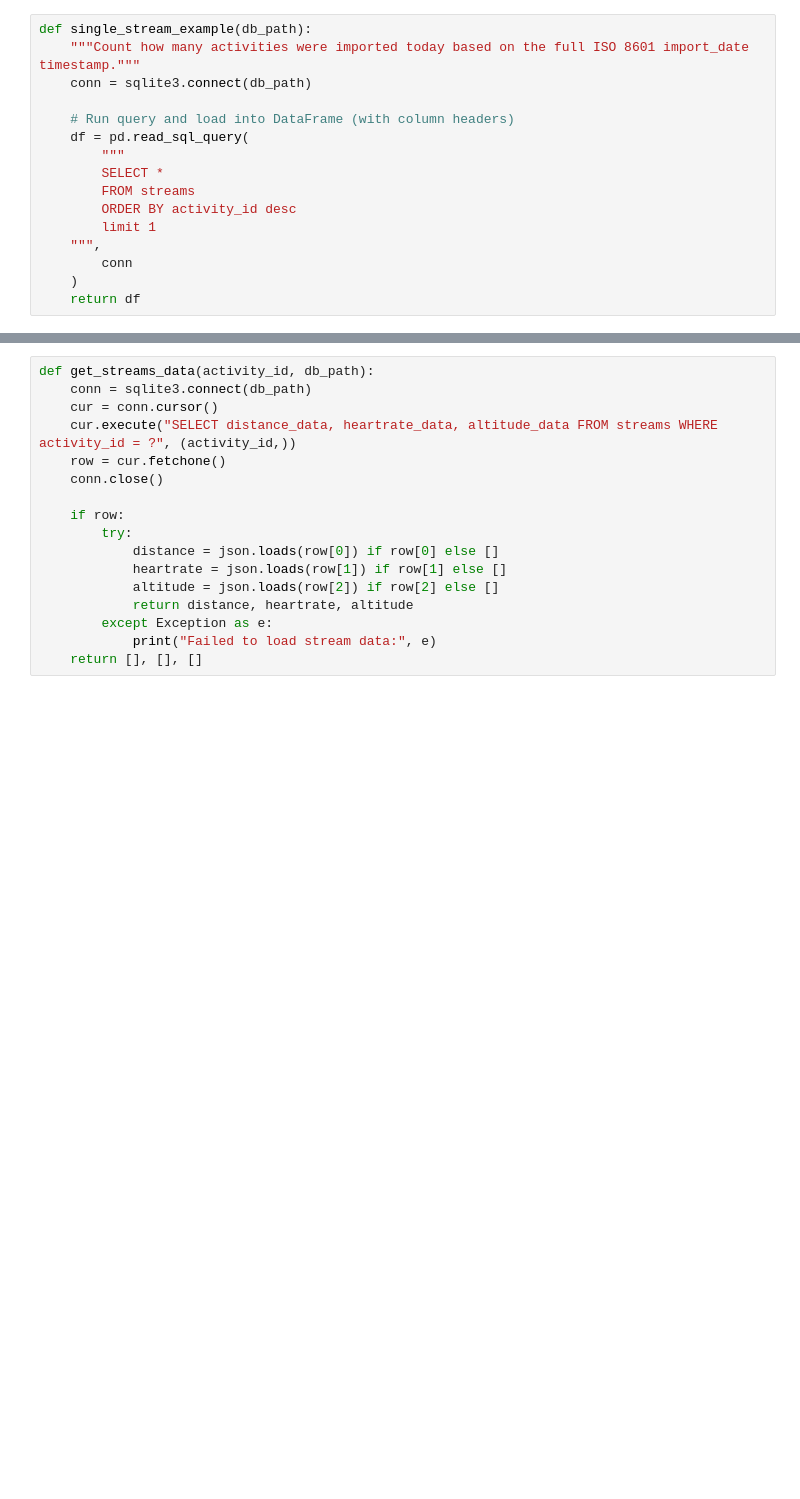
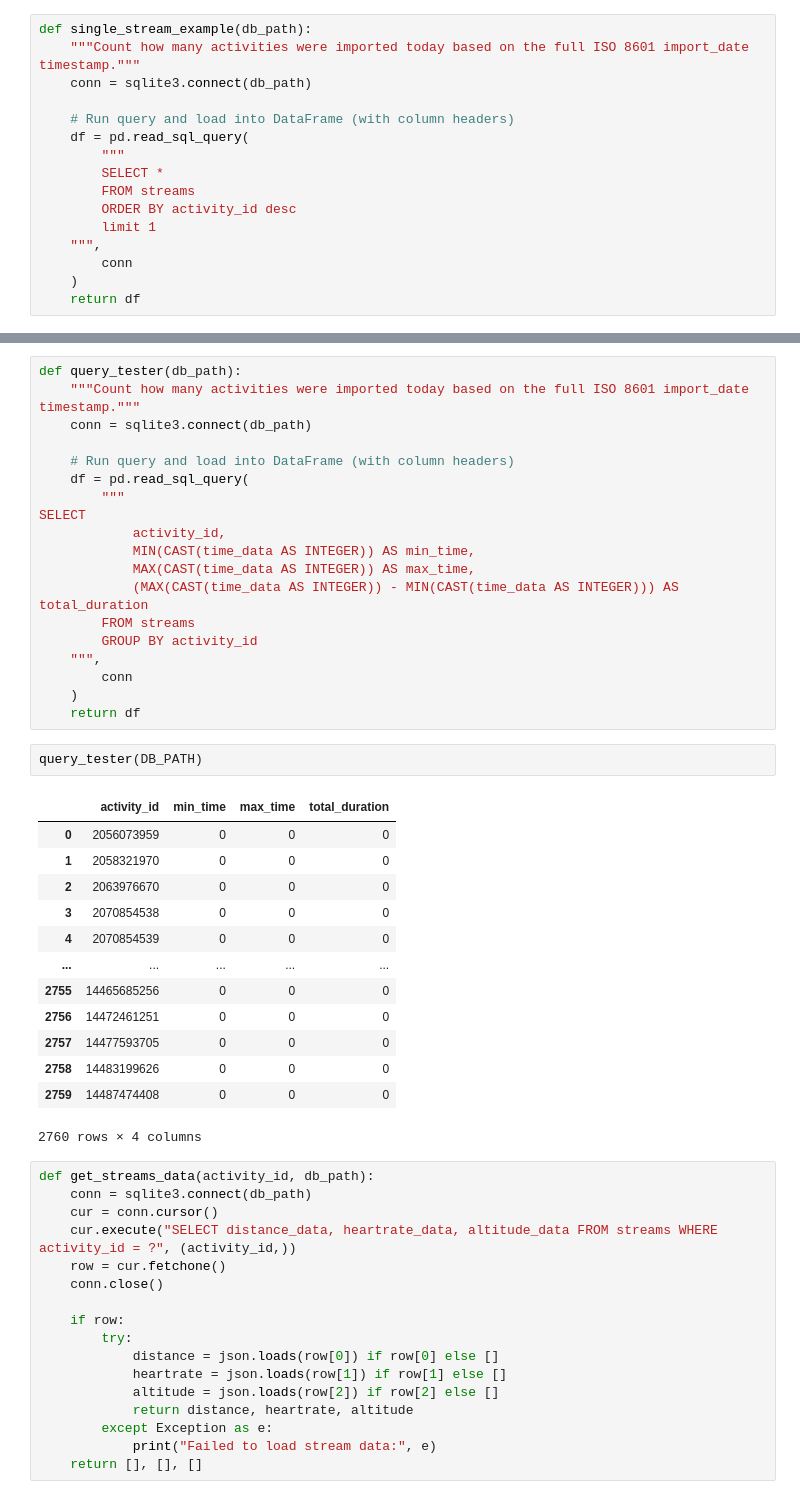
Before and after one commit to FueledByOat/RunningHub, a Jupyter notebook: dev.ipynb, the cells around one changed output, grey strips where cells are left out. Cells and saved outputs as stored; diff of their text form; blank space fills up the shorter version.

```diff
--- a/dev.ipynb
+++ b/dev.ipynb
@@ -966,3 +991,38 @@ len(test_df.heartrate_data[0])
+# %%
+def query_tester(db_path):
+    """Count how many activities were imported today based on the full ISO 8601 import_date timestamp."""
+    conn = sqlite3.connect(db_path)
+
+    # Run query and load into DataFrame (with column headers)
+    df = pd.read_sql_query(
+        """
+SELECT
+            activity_id,
+            MIN(CAST(time_data AS INTEGER)) AS min_time,
+            MAX(CAST(time_data AS INTEGER)) AS max_time,
+            (MAX(CAST(time_data AS INTEGER)) - MIN(CAST(time_data AS INTEGER))) AS total_duration
+        FROM streams
+        GROUP BY activity_id
+    """,
+        conn
+    )
+    return df
+# %%
+query_tester(DB_PATH)
+# %% [output]
+|  | activity_id | min_time | max_time | total_duration |
+| 0 | 2056073959 | 0 | 0 | 0 |
+| 1 | 2058321970 | 0 | 0 | 0 |
+| 2 | 2063976670 | 0 | 0 | 0 |
+| 3 | 2070854538 | 0 | 0 | 0 |
+| 4 | 2070854539 | 0 | 0 | 0 |
+| ... | ... | ... | ... | ... |
+| 2755 | 14465685256 | 0 | 0 | 0 |
+| 2756 | 14472461251 | 0 | 0 | 0 |
+| 2757 | 14477593705 | 0 | 0 | 0 |
+| 2758 | 14483199626 | 0 | 0 | 0 |
+| 2759 | 14487474408 | 0 | 0 | 0 |
+2760 rows × 4 columns
 # %%
 def get_streams_data(activity_id, db_path):
     conn = sqlite3.connect(db_path)
```
Also changed, not shown: parts of 14 cells of this notebook, 4 other files.
